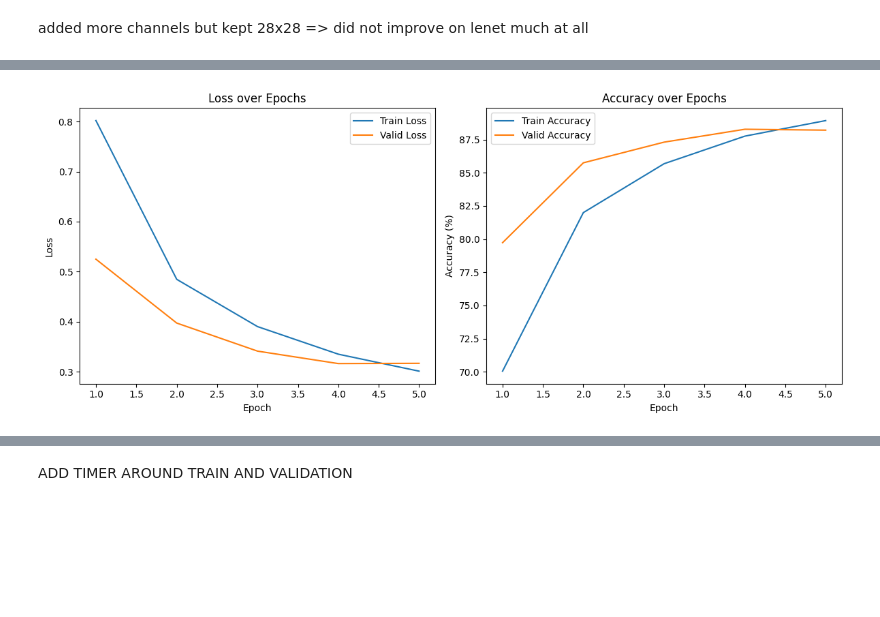
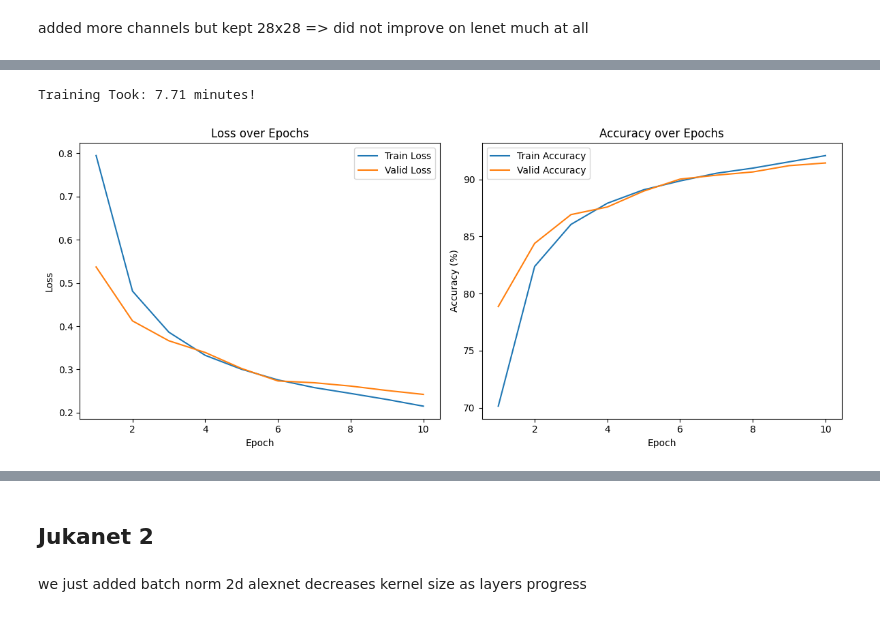
Before and after one commit to ksantoso2/nn, a Jupyter notebook: project.ipynb, the cells around one changed output, grey strips where cells are left out. Cells and saved outputs as stored; diff of their text form; code cells hidden in the pictures; blank space fills up the shorter version.

```diff
--- a/project.ipynb
+++ b/project.ipynb
@@ -325,7 +325,7 @@ torch.manual_seed(47)
 juka_dataset = FashionMNIST(root="./data", train=True, download=True, transform=jukanet_transforms)
 juka_test_dataset = FashionMNIST(root="./data", train=False, download=True, transform=jukanet_transforms)
 
-train_size = int(0.83 * len(juka_dataset))
+train_size = int(0.9 * len(juka_dataset))
 val_size = len(juka_dataset) - train_size
 juka_train_dataset, juka_valid_dataset = random_split(juka_dataset, [train_size, val_size])
 
@@ -375,5 +375,5 @@ jukanet = nn.Sequential(
 # %% [markdown]
 added more channels but kept 28x28 => did not improve on lenet much at all
 # %%
-runModel(train_loader=jukaTrainLoader, valid_loader=jukaValidLoader, test_loader=jukaTestLoader, epochs=5, model=jukanet, criterion=nn.CrossEntropyLoss())
+runModel(train_loader=jukaTrainLoader, valid_loader=jukaValidLoader, test_loader=jukaTestLoader, epochs=10, model=jukanet, criterion=nn.CrossEntropyLoss())
 # %% [output]
@@ -385 +390,2 @@ runModel(train_loader=jukaTrainLoader, valid_loader=jukaValidLoader, test_loader
+Training Took: 7.71 minutes!
-[figure, old version]
+[figure, new version]
@@ -387,2 +393,2 @@ avg test loss = 0.3417; test accuracy = 0.8762000203132629
-# %% [markdown]
-ADD TIMER AROUND TRAIN AND VALIDATION
+# %% [markdown]
+## Jukanet 2
@@ -388,0 +429,3 @@ ADD TIMER AROUND TRAIN AND VALIDATION
+# %% [markdown]
+we just added batch norm 2d
+alexnet decreases kernel size as layers progress
```
Also changed, not shown: parts of 7 cells of this notebook.
